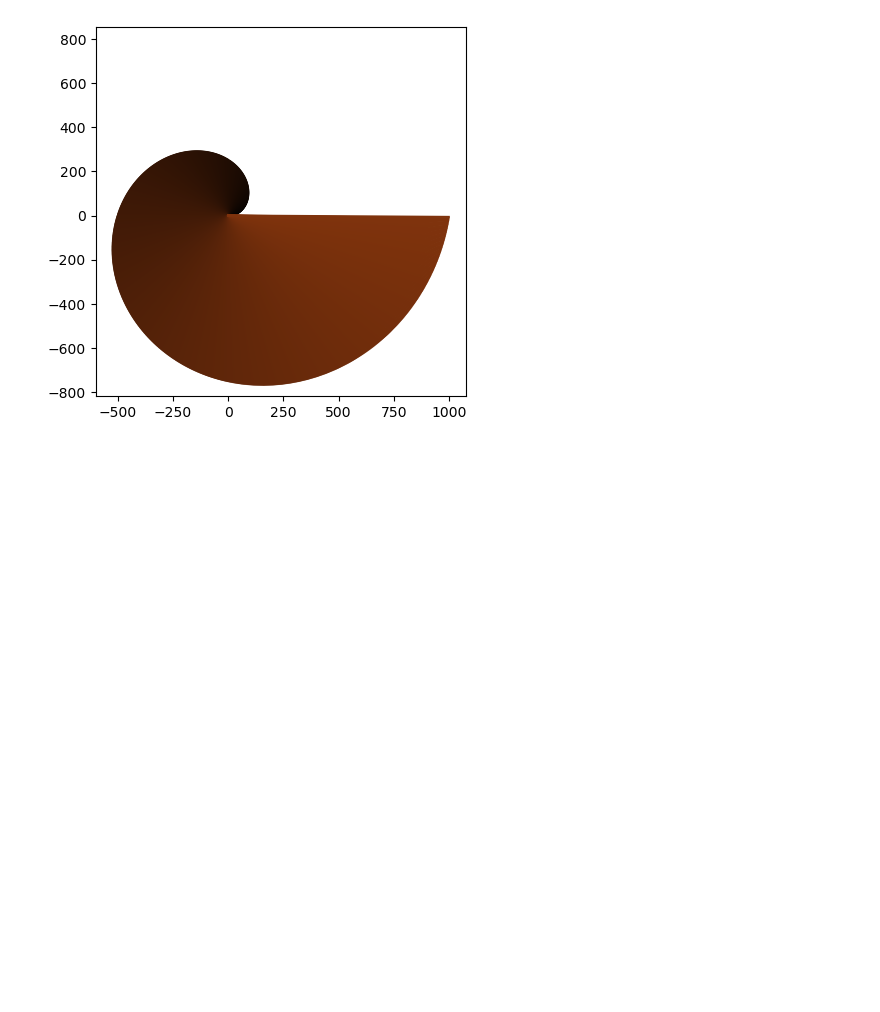
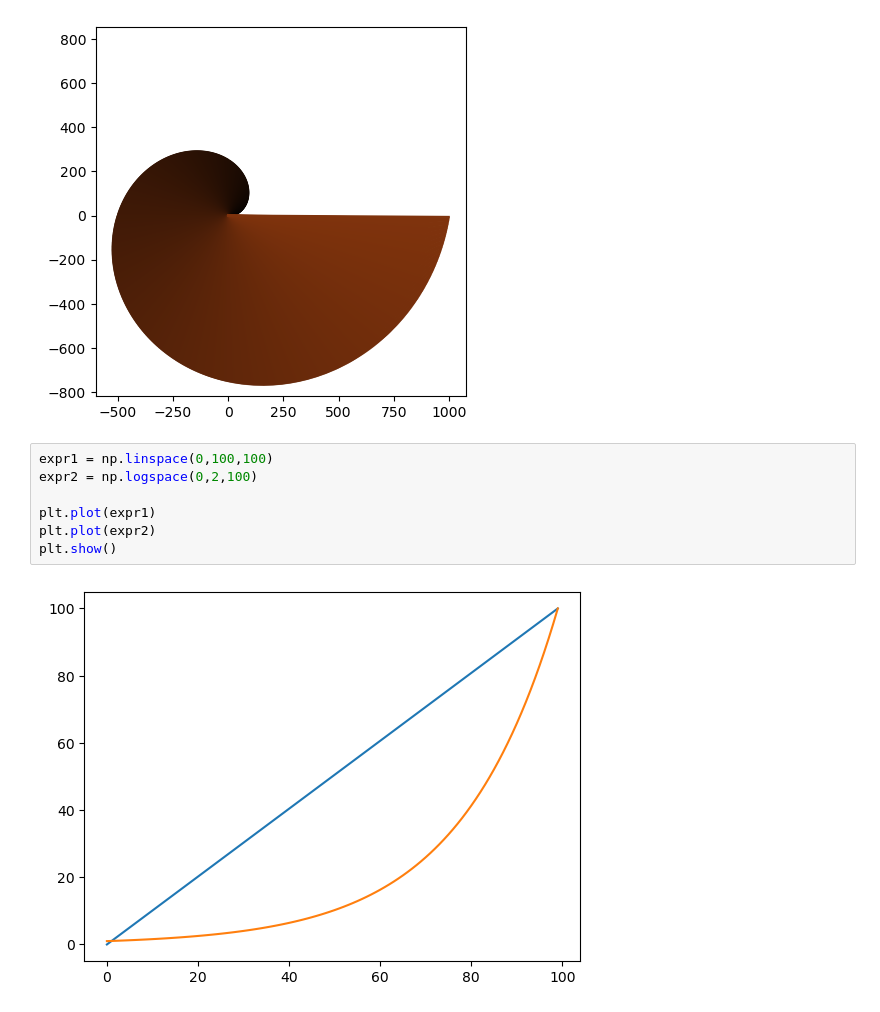
Before and after one commit to Kantulaev/ML_projects, a Jupyter notebook: lesson_5_algebra_2.ipynb, the cells around one changed output. Saved outputs shown, nothing was run; the diff lists cells and outputs as text; blank space fills up the shorter version.

```diff
--- a/lesson_5_algebra_2.ipynb
+++ b/lesson_5_algebra_2.ipynb
@@ -207,3 +195,12 @@ plt.axis('square')
 plt.show()
 # %% [output]
 [figure]
+# %%
+expr1 = np.linspace(0,100,100)
+expr2 = np.logspace(0,2,100)
+
+plt.plot(expr1)
+plt.plot(expr2)
+plt.show()
+# %% [output]
+[figure, added]
```
Also changed, not shown: parts of 6 cells of this notebook.
